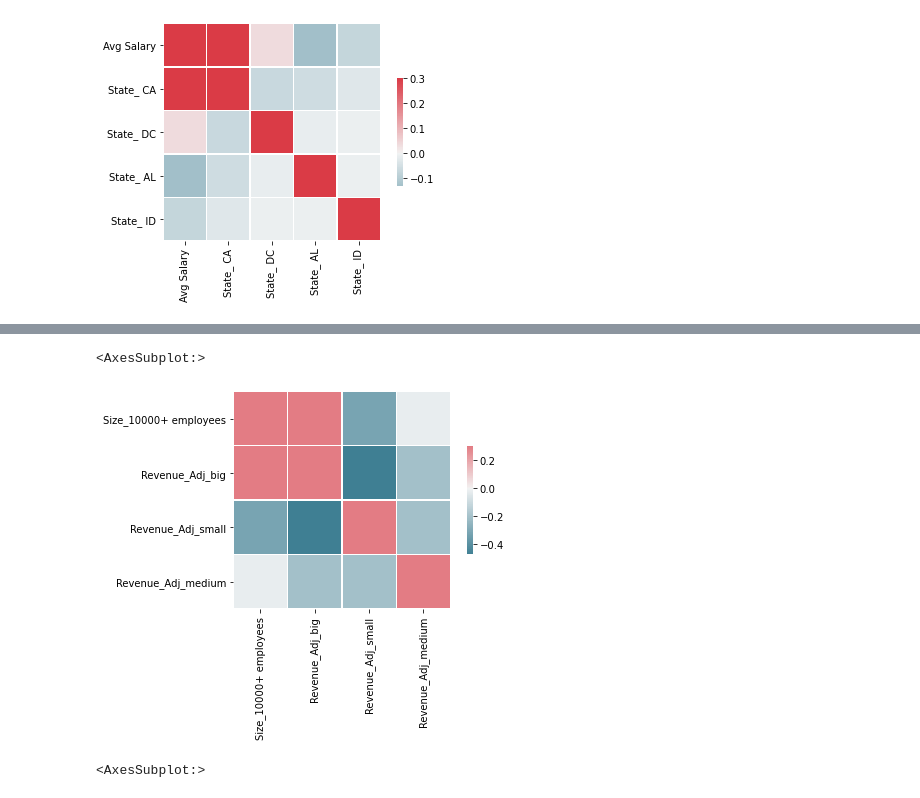
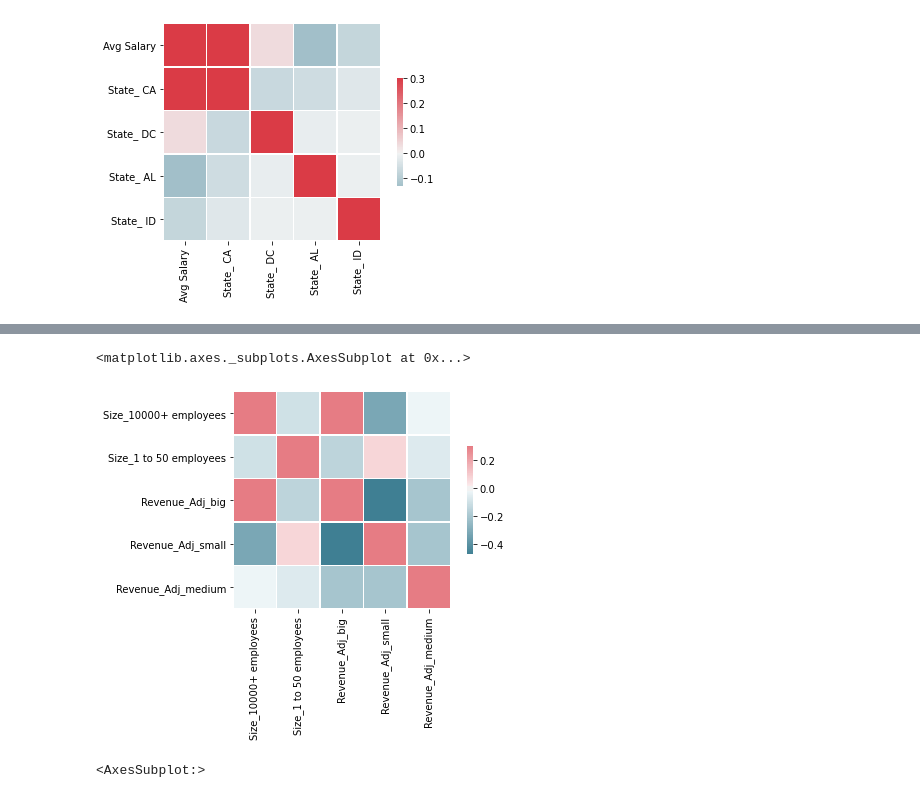
Before and after one commit to Aviost111/ds_project, a Jupyter notebook: visualisation.ipynb, the cells around one changed output, grey strips where cells are left out. Drawn from its saved outputs; the diff is of its cells as text; code cells hidden in the pictures.

```diff
--- a/visualisation.ipynb
+++ b/visualisation.ipynb
@@ -359,12 +372,12 @@ sns.heatmap(dfDummies[['Avg Salary','State_ CA','State_ DC','State_ AL','State_
 # %%
 # here we are looking to see if there is a huge correlation between size of company and revenue, to see if both are necessary
 # to predict the salary, or if we should only use one of them.
 
 cmap = sns.diverging_palette(220,10, as_cmap=True)
-sns.heatmap(dfDummies[['Size_10000+ employees','Revenue_Adj_big','Revenue_Adj_small','Revenue_Adj_medium']].corr(), vmax =0.3, center =0, cmap=cmap, square=True, linewidths=.5, cbar_kws={"shrink":.5})
+sns.heatmap(dfDummies[['Size_10000+ employees','Size_1 to 50 employees','Revenue_Adj_big','Revenue_Adj_small','Revenue_Adj_medium']].corr(), vmax =0.3, center =0, cmap=cmap, square=True, linewidths=.5, cbar_kws={"shrink":.5})
 # %% [output]
-<AxesSubplot:>
+<matplotlib.axes._subplots.AxesSubplot at 0x...>
-[figure, old version]
+[figure, new version]
 # %%
 # top 2 and bottom 2 job categories and states. we are checking here if maybe certain states are limited to particular
 # job opportunities. while there exist come correlations, we cannot rule out states as having a different
```
Also changed, not shown: parts of 2 cells of this notebook, 1 other file.
